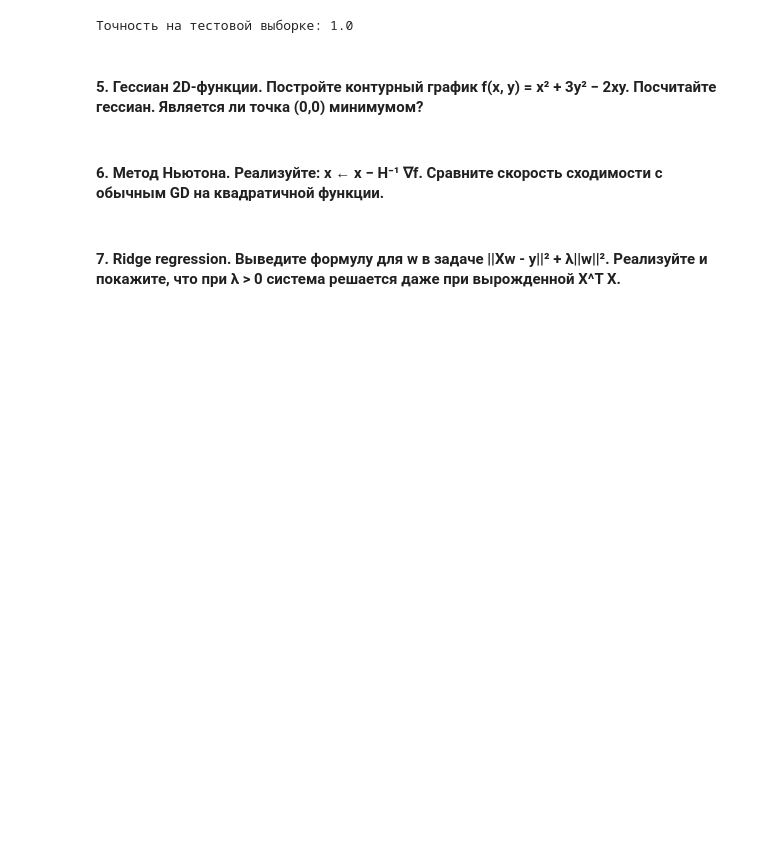
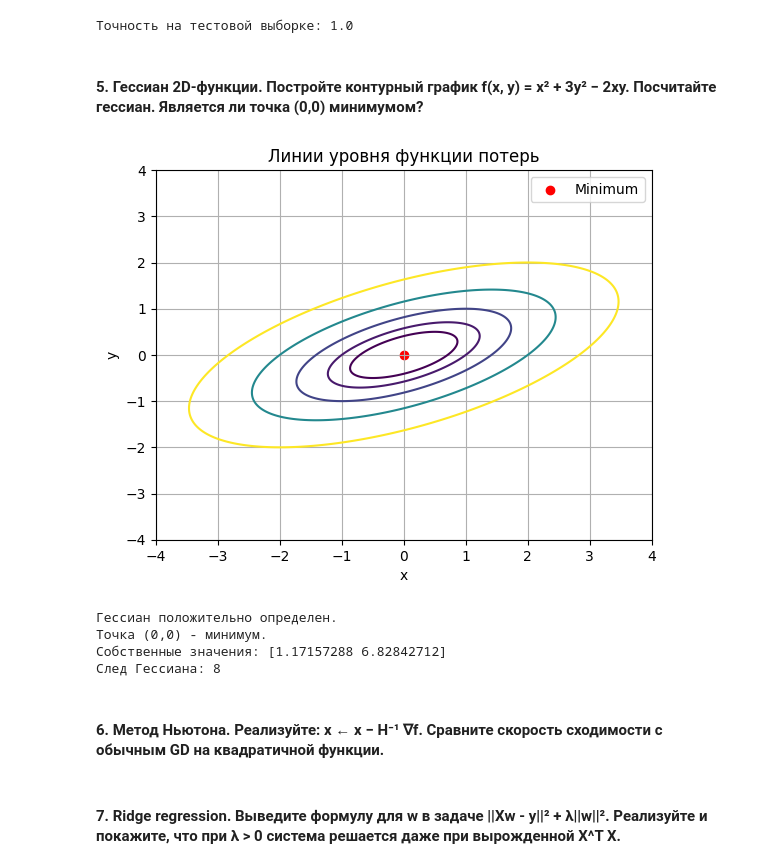
Before and after one commit to EvgenyManyak/math-for-ml-solutions, a Jupyter notebook: lessons/lesson_06/solutions.ipynb, the cells around one changed output. Cells and saved outputs as stored; diff of their text form; code cells hidden in the pictures; blank space fills up the shorter version.

```diff
--- a/lessons/lesson_06/solutions.ipynb
+++ b/lessons/lesson_06/solutions.ipynb
@@ -838,6 +838,52 @@ print(f"Точность на тестовой выборке: {accuracy}")
 Точность на тестовой выборке: 1.0
 # %% [markdown]
 #### 5. Гессиан 2D-функции. Постройте контурный график f(x, y) = x² + 3y² − 2xy. Посчитайте гессиан. Является ли точка (0,0) минимумом?
+# %%
+def f(x, y):
+    return x**2 + 3 * y**2 - 2 * x * y
+
+# Создание сетки для визуализации
+x_range = np.linspace(-4, 4, 500)
+y_range = np.linspace(-4, 4, 500)
+X_grid, Y_grid = np.meshgrid(x_range, y_range)
+Z_values = f(X_grid, Y_grid)
+
+# Построение контурного графика
+plt.contour(X_grid, Y_grid, Z_values, levels=[0.5, 1, 2, 4, 8])
+plt.scatter(0, 0, color='red', label='Minimum')
+plt.xlabel('x')
+plt.ylabel('y')
+plt.title("Линии уровня функции потерь")
+plt.legend()
+plt.grid(True)
+plt.show()
+
+# Аналитическое вычисление Hessiana
+H_matrix = np.array([[2, -2], [-2, 6]])
+
+# Проверка положительной определенности
+det_H = np.linalg.det(H_matrix)
+trace_H = np.trace(H_matrix)
+
+if det_H > 0 and H_matrix[0, 0] > 0:
+    print("Гессиан положительно определен.")
+    print("Точка (0,0) - минимум.")
+elif det_H < 0:
+    print("Гессиан не определен.")
+    print("Точка (0,0) - седловая точка.")
+else:
+    print("Необходимо дополнительное исследование.")
+
+# Вычисление собственных значений
+eigenvalues = np.linalg.eigvals(H_matrix)
+print(f"Собственные значения: {eigenvalues}")
+print(f"След Гессиана: {trace_H}")
+# %% [output]
+[figure, added]
+Гессиан положительно определен.
+Точка (0,0) - минимум.
+Собственные значения: [1.17157288 6.82842712]
+След Гессиана: 8
 # %% [markdown]
 #### 6. Метод Ньютона. Реализуйте: x ← x − H⁻¹ ∇f. Сравните скорость сходимости с обычным GD на квадратичной функции.
 # %% [markdown]
```
